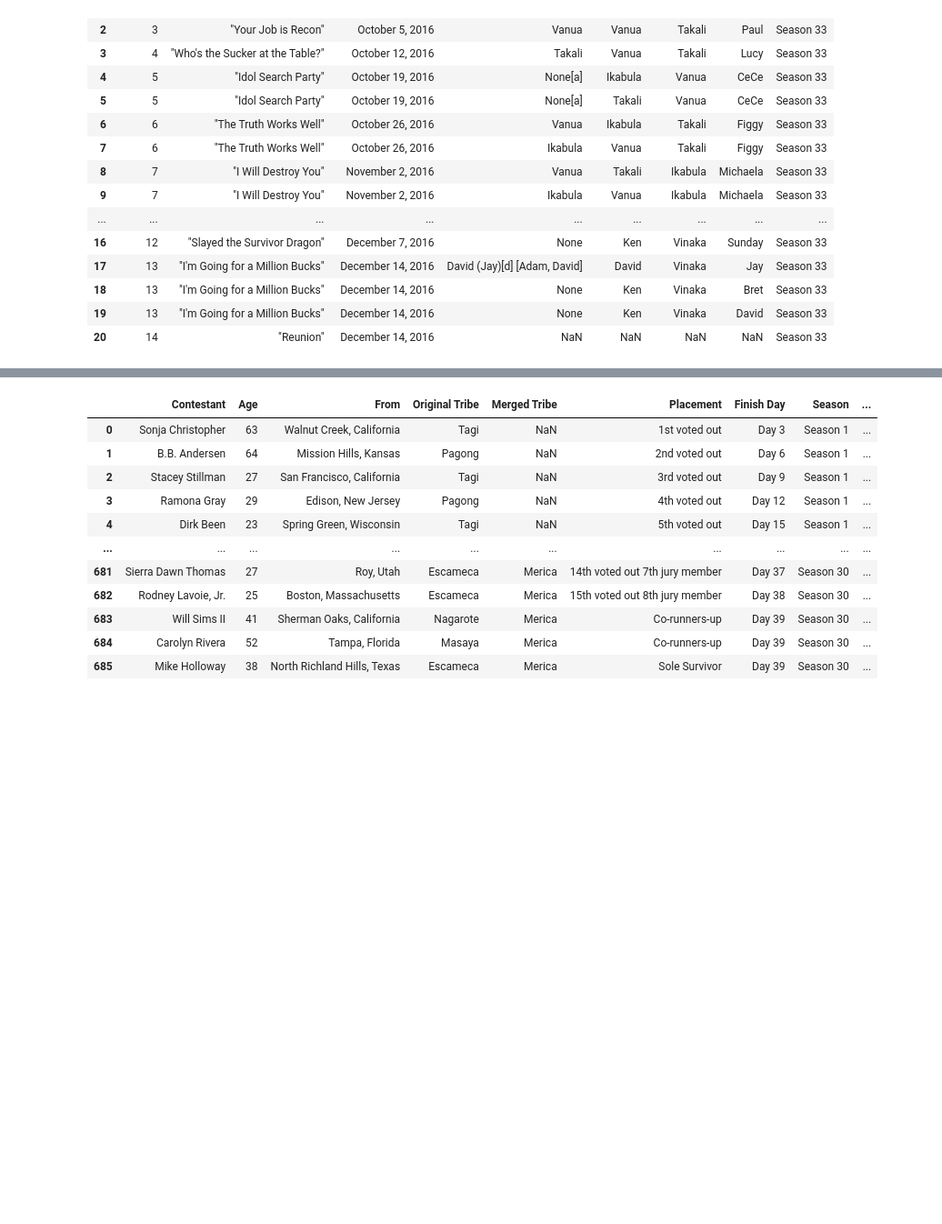
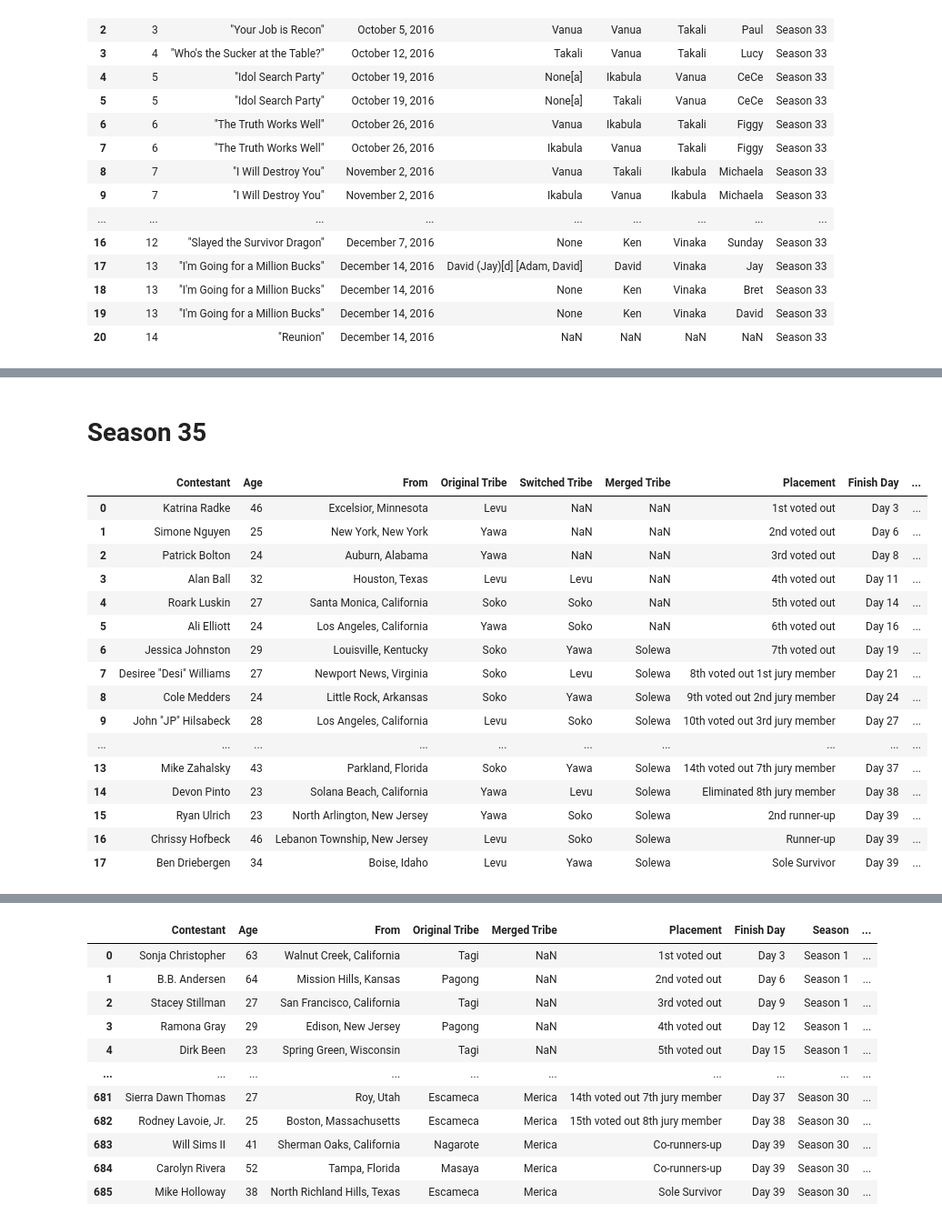
Before and after one commit to Erica-Exotica/DA8-capstone, a Jupyter notebook: notebook/CapstoneV2.ipynb, the cells around one changed output, grey strips where cells are left out. Shown at 91% size. Drawn from its saved outputs; the diff is of its cells as text; code cells hidden in the pictures; blank space fills up the shorter version.

```diff
--- a/notebook/CapstoneV2.ipynb
+++ b/notebook/CapstoneV2.ipynb
@@ -2091,0 +2094,9 @@ challenge_winners_eliminations33
+# %%
+szn_34_URL = 'https://en.wikipedia.org/wiki/Survivor:_Game_Changers'
+response34 = requests.get(szn_34_URL)
+soup34 = BS(response34.text)
+contestants_df_szn34 = pd.read_html(str(soup34.find('table', attrs={'class' : 'wikitable'})))[0]
+contestants_df_szn34['Season'] = 'Season 34'
+contestants_df_szn34.columns =  ['Contestant', 'Age', 'From', 'Original Tribe', 'First Switch Tribe', 'Second Switch Tribe', 'Merged Tribe', 'Placement', 'Finish Day', 'Season']
+all_contestants.append(contestants_df_szn34)
+contestants_df_szn34
@@ -2091,0 +2149,29 @@ challenge_winners_eliminations33
+# %% [markdown]
+# Season 35
+# %%
+szn_35_URL = 'https://en.wikipedia.org/wiki/Survivor:_Heroes_vs._Healers_vs._Hustlers'
+response35 = requests.get(szn_35_URL)
+soup35 = BS(response35.text)
+contestants_df_szn35 = pd.read_html(str(soup35.find('table', attrs={'class' : 'wikitable'})))[0]
+contestants_df_szn35['Season'] = 'Season 35'
+contestants_df_szn35.columns =   ['Contestant', 'Age', 'From', 'Original Tribe', 'Switched Tribe', 'Merged Tribe', 'Placement', 'Finish Day', 'Season']
+all_contestants.append(contestants_df_szn35)
+contestants_df_szn35
+# %% [output]
+|  | Contestant | Age | From | Original Tribe | Switched Tribe | Merged Tribe | Placement | Finish Day | ... |
+| 0 | Katrina Radke | 46 | Excelsior, Minnesota | Levu | NaN | NaN | 1st voted out | Day 3 | ... |
+| 1 | Simone Nguyen | 25 | New York, New York | Yawa | NaN | NaN | 2nd voted out | Day 6 | ... |
+| 2 | Patrick Bolton | 24 | Auburn, Alabama | Yawa | NaN | NaN | 3rd voted out | Day 8 | ... |
+| 3 | Alan Ball | 32 | Houston, Texas | Levu | Levu | NaN | 4th voted out | Day 11 | ... |
+| 4 | Roark Luskin | 27 | Santa Monica, California | Soko | Soko | NaN | 5th voted out | Day 14 | ... |
+| 5 | Ali Elliott | 24 | Los Angeles, California | Yawa | Soko | NaN | 6th voted out | Day 16 | ... |
+| 6 | Jessica Johnston | 29 | Louisville, Kentucky | Soko | Yawa | Solewa | 7th voted out | Day 19 | ... |
+| 7 | Desiree "Desi" Williams | 27 | Newport News, Virginia | Soko | Levu | Solewa | 8th voted out 1st jury member | Day 21 | ... |
+| 8 | Cole Medders | 24 | Little Rock, Arkansas | Soko | Yawa | Solewa | 9th voted out 2nd jury member | Day 24 | ... |
+| 9 | John "JP" Hilsabeck | 28 | Los Angeles, California | Levu | Soko | Solewa | 10th voted out 3rd jury member | Day 27 | ... |
+| ... | ... | ... | ... | ... | ... | ... | ... | ... | ... |
+| 13 | Mike Zahalsky | 43 | Parkland, Florida | Soko | Yawa | Solewa | 14th voted out 7th jury member | Day 37 | ... |
+| 14 | Devon Pinto | 23 | Solana Beach, California | Yawa | Levu | Solewa | Eliminated 8th jury member | Day 38 | ... |
+| 15 | Ryan Ulrich | 23 | North Arlington, New Jersey | Yawa | Soko | Solewa | 2nd runner-up | Day 39 | ... |
+| 16 | Chrissy Hofbeck | 46 | Lebanon Township, New Jersey | Levu | Soko | Solewa | Runner-up | Day 39 | ... |
+| 17 | Ben Driebergen | 34 | Boise, Idaho | Levu | Yawa | Solewa | Sole Survivor | Day 39 | ... |
```
Also changed, not shown: parts of 14 cells of this notebook.
